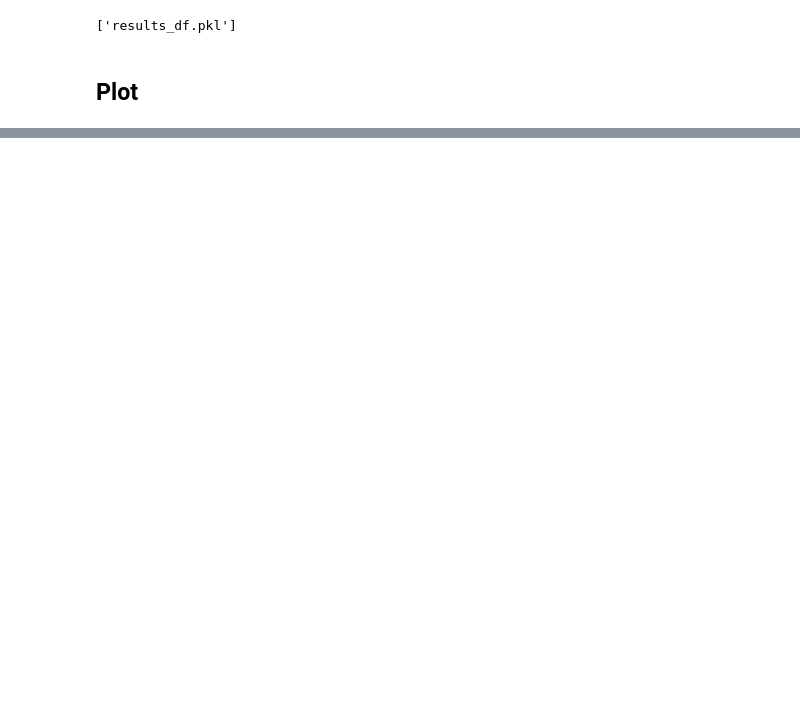
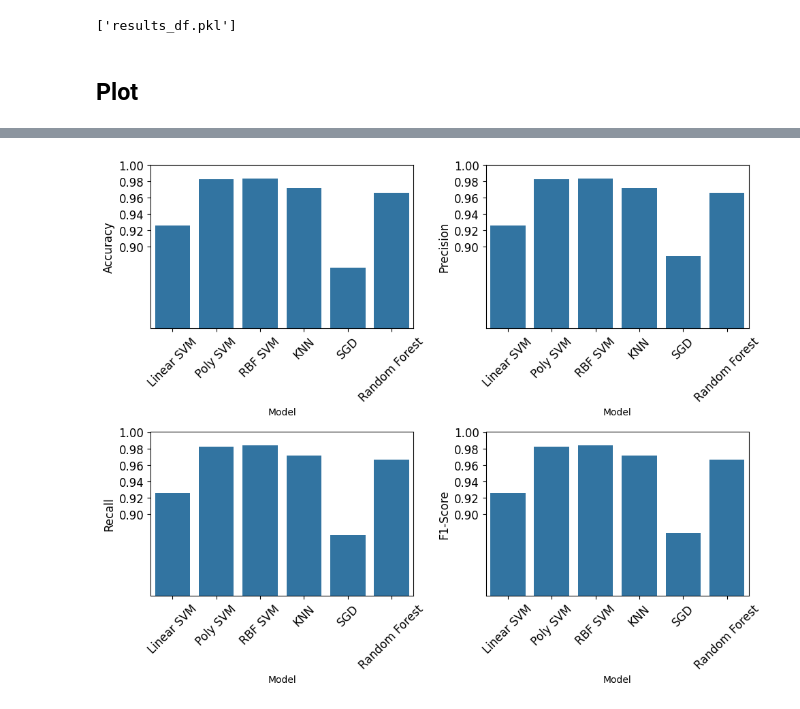
Before and after one commit to marcou347/IAI600Lab5, a Jupyter notebook: Lab5.ipynb, the cells around one changed output, grey strips where cells are left out. Drawn from its saved outputs; the diff is of its cells as text; code cells hidden in the pictures; blank space fills up the shorter version.

```diff
--- a/Lab5.ipynb
+++ b/Lab5.ipynb
@@ -747,0 +666,56 @@ plt.show()
+# %%
+import matplotlib.pyplot as plt
+import seaborn as sns
+
+# Create a 2x2 grid for the four bar plots
+fig, axes = plt.subplots(2, 2, figsize=(10, 8))
+
+# Plot for Accuracy
+sns.barplot(x='Model', y='Accuracy', data=results_df, ax=axes[0, 0])
+axes[0, 0].set_ylabel('Accuracy', fontsize=12)
+axes[0, 0].set_ylim(0.8, 1)
+axes[0, 0].set_yticks([0.9, 0.92, 0.94, 0.96, 0.98, 1])
+axes[0, 0].set_xticklabels(results_df['Model'], rotation=45, fontsize=12)
+
+# Plot for Precision
+sns.barplot(x='Model', y='Precision', data=results_df, ax=axes[0, 1])
+axes[0, 1].set_ylabel('Precision', fontsize=12)
+axes[0, 1].set_ylim(0.8, 1)
+axes[0, 1].set_yticks([0.9, 0.92, 0.94, 0.96, 0.98, 1])
+axes[0, 1].set_xticklabels(results_df['Model'], rotation=45, fontsize=12)
+
+# Plot for Recall
+sns.barplot(x='Model', y='Recall', data=results_df, ax=axes[1, 0])
+axes[1, 0].set_ylabel('Recall', fontsize=12)
+axes[1, 0].set_ylim(0.8, 1)
+axes[1, 0].set_yticks([0.9, 0.92, 0.94, 0.96, 0.98, 1])
+axes[1, 0].set_xticklabels(results_df['Model'], rotation=45, fontsize=12)
+
+# Plot for F1-Score
+sns.barplot(x='Model', y='F1-Score', data=results_df, ax=axes[1, 1])
+axes[1, 1].set_ylabel('F1-Score', fontsize=12)
+axes[1, 1].set_ylim(0.8, 1)
+axes[1, 1].set_yticks([0.9, 0.92, 0.94, 0.96, 0.98, 1])
+axes[1, 1].set_xticklabels(results_df['Model'], rotation=45, fontsize=12)
+
+# Make y-axis tick labels larger for all subplots
+plt.setp(axes[0, 0].get_yticklabels(), fontsize=12)
+plt.setp(axes[0, 1].get_yticklabels(), fontsize=12)
+plt.setp(axes[1, 0].get_yticklabels(), fontsize=12)
+plt.setp(axes[1, 1].get_yticklabels(), fontsize=12)
+
+
+# Make x-axis tick labels larger for all subplots
+plt.setp(axes[0, 0].get_xticklabels(), fontsize=12)
+plt.setp(axes[0, 1].get_xticklabels(), fontsize=12)
+plt.setp(axes[1, 0].get_xticklabels(), fontsize=12)
+plt.setp(axes[1, 1].get_xticklabels(), fontsize=12)
+
+
+# Adjust the layout to make the plots fit well
+plt.tight_layout()
+
+# Display the plots
+plt.show()
+# %% [output]
+[figure, added]
```
Also changed, not shown: parts of 17 cells of this notebook, 11 other files.
